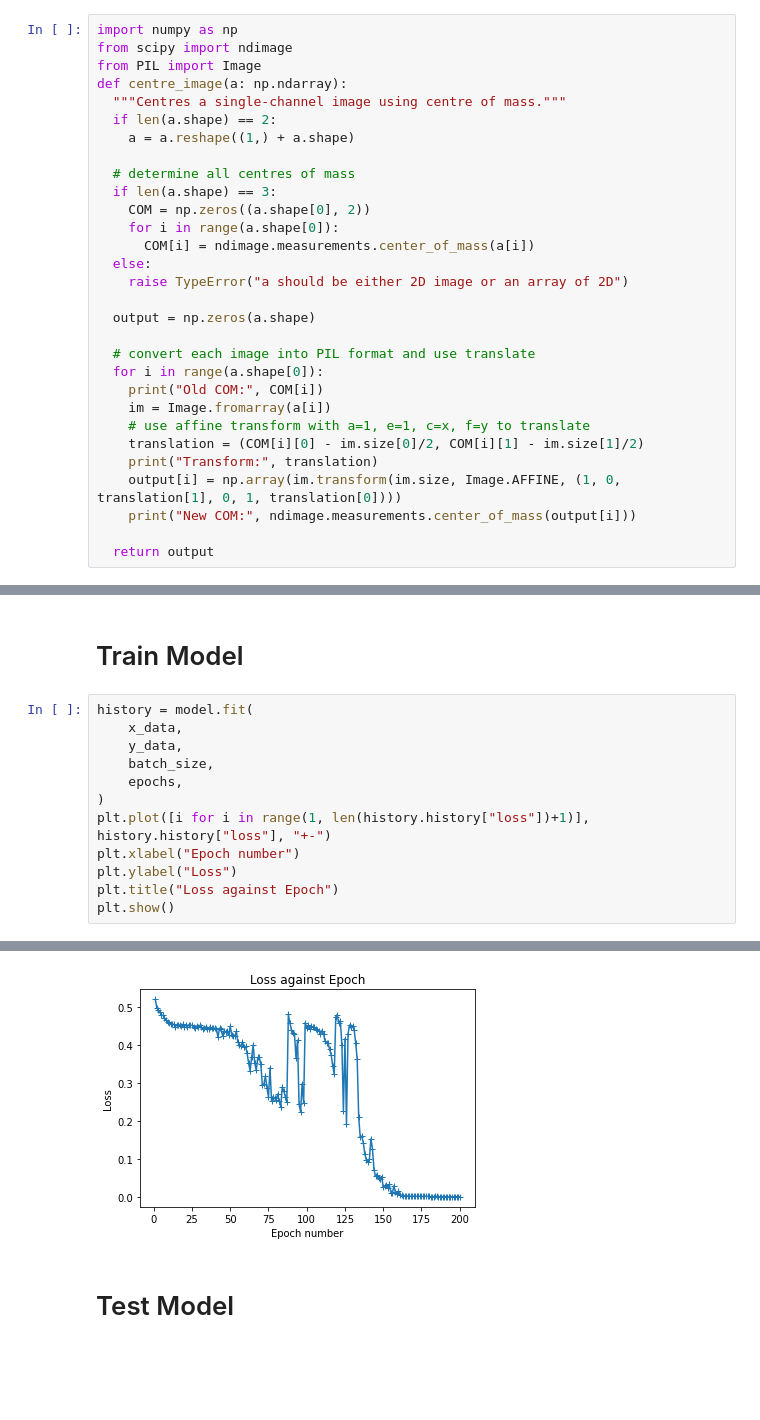
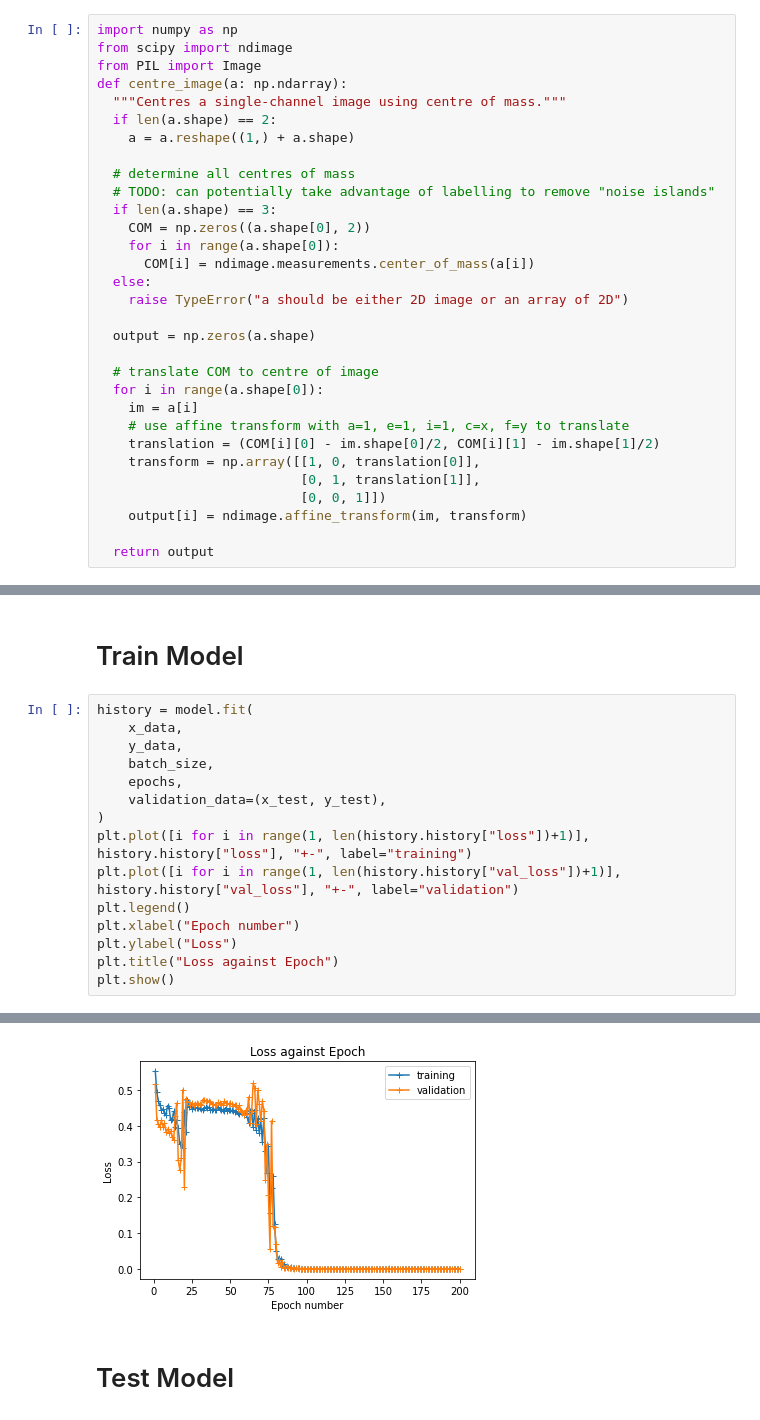
Before and after one commit to SEMOrientation/Y4ProjectNotebooks, a Jupyter notebook: 2D_Network.ipynb, the cells around one changed output, grey strips where cells are left out. Cells and saved outputs as stored; diff of their text form; blank space fills up the shorter version.

Commit message:
Use scipy for centering, rather than PIL, for better accuracy

```diff
--- a/2D_Network.ipynb
+++ b/2D_Network.ipynb
@@ -129,6 +129,7 @@ def centre_image(a: np.ndarray):
     a = a.reshape((1,) + a.shape)
 
   # determine all centres of mass
+  # TODO: can potentially take advantage of labelling to remove "noise islands"
   if len(a.shape) == 3:
     COM = np.zeros((a.shape[0], 2))
     for i in range(a.shape[0]):
@@ -138,15 +139,15 @@ def centre_image(a: np.ndarray):
 
   output = np.zeros(a.shape)
 
-  # convert each image into PIL format and use translate
+  # translate COM to centre of image
   for i in range(a.shape[0]):
-    print("Old COM:", COM[i])
-    im = Image.fromarray(a[i])
-    # use affine transform with a=1, e=1, c=x, f=y to translate
-    translation = (COM[i][0] - im.size[0]/2, COM[i][1] - im.size[1]/2)
-    print("Transform:", translation)
-    output[i] = np.array(im.transform(im.size, Image.AFFINE, (1, 0, translation[1], 0, 1, translation[0])))
-    print("New COM:", ndimage.measurements.center_of_mass(output[i]))
+    im = a[i]
+    # use affine transform with a=1, e=1, i=1, c=x, f=y to translate
+    translation = (COM[i][0] - im.shape[0]/2, COM[i][1] - im.shape[1]/2)
+    transform = np.array([[1, 0, translation[0]],
+                          [0, 1, translation[1]],
+                          [0, 0, 1]])
+    output[i] = ndimage.affine_transform(im, transform)
 
   return output
 # %% [markdown]
@@ -318,8 +292,11 @@ history = model.fit(
     y_data,
     batch_size,
     epochs,
+    validation_data=(x_test, y_test),
 )
-plt.plot([i for i in range(1, len(history.history["loss"])+1)], history.history["loss"], "+-")
+plt.plot([i for i in range(1, len(history.history["loss"])+1)], history.history["loss"], "+-", label="training")
+plt.plot([i for i in range(1, len(history.history["val_loss"])+1)], history.history["val_loss"], "+-", label="validation")
+plt.legend()
 plt.xlabel("Epoch number")
 plt.ylabel("Loss")
 plt.title("Loss against Epoch")
@@ -345,4 +322,4 @@ Epoch 200/200
-[figure, old version]
+[figure, new version]
 # %% [markdown]
 # Test Model
 # %%
```
Also changed, not shown: parts of 8 cells of this notebook.
